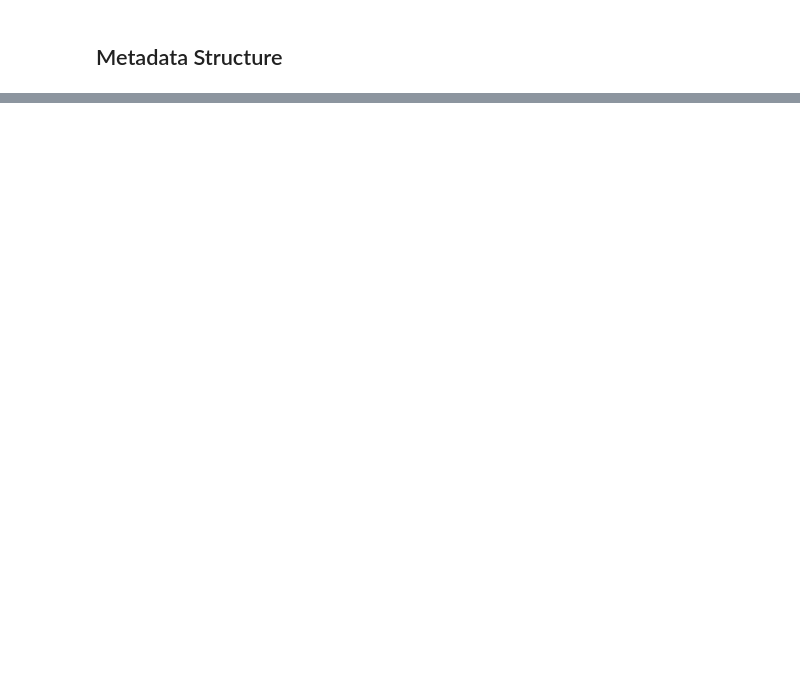
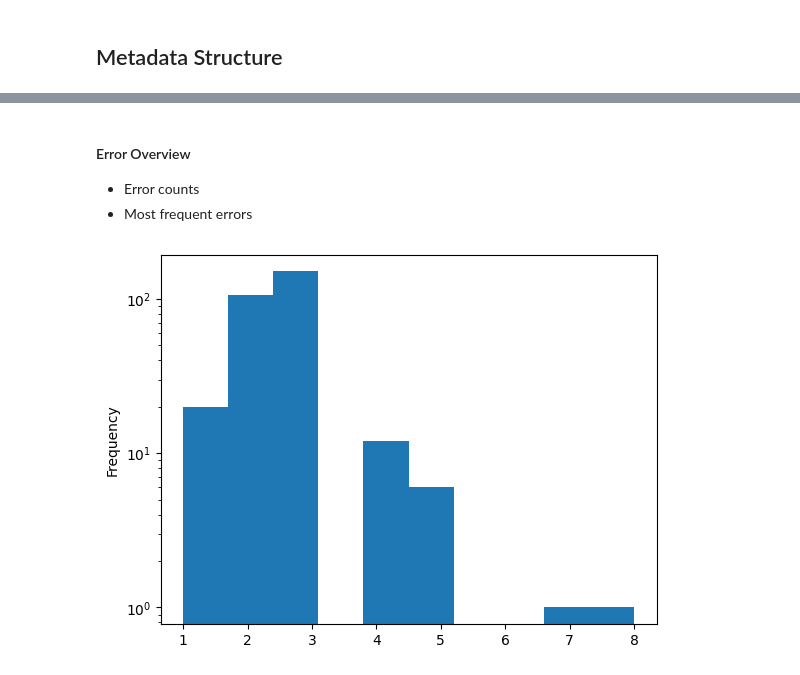
Before and after one commit to mitja-o/metadata-assistant, a Jupyter notebook: _evaluation/statistics/experiment-results-overview.ipynb, the cells around one changed output, grey strips where cells are left out. Cells and saved outputs as stored; diff of their text form; code cells hidden in the pictures; blank space fills up the shorter version.

```diff
--- a/_evaluation/statistics/experiment-results-overview.ipynb
+++ b/_evaluation/statistics/experiment-results-overview.ipynb
@@ -254,0 +459,2 @@ successful_experiments_dwc = successful_experiments[successful_experiments["sche
+# %%
+eml_validator = matls.get_xmlschema_validator('https://eml.ecoinformatics.org/eml-2.2.0/eml.xsd')
@@ -254,0 +483,4 @@ successful_experiments_dwc = successful_experiments[successful_experiments["sche
+# %%
+valid_xml_exp_eml["valid_by_xml_schema"] = valid_xml_exp_eml["cleaned_outcome_metadata_xml"].apply(eml_validator.validate)
+# %%
+valid_xml_exp_eml["valid_by_xml_schema.is_okay"] = valid_xml_exp_eml["valid_by_xml_schema"].apply(lambda x: x[0])
@@ -254,0 +493,2 @@ successful_experiments_dwc = successful_experiments[successful_experiments["sche
+# %%
+valid_xml_exp_eml["valid_by_xml_schema.errors"] = valid_xml_exp_eml["valid_by_xml_schema"].apply(lambda x: x[1])
@@ -254,0 +504,9 @@ successful_experiments_dwc = successful_experiments[successful_experiments["sche
+# %% [markdown]
+#### Error Overview
+
+- Error counts
+- Most frequent errors
+# %%
+ax = valid_xml_exp_eml["valid_by_xml_schema.errors"].apply(len).plot.hist(log=True)
+# %% [output]
+[figure, added]
```
Also changed, not shown: parts of 112 cells of this notebook, 11 other files.
